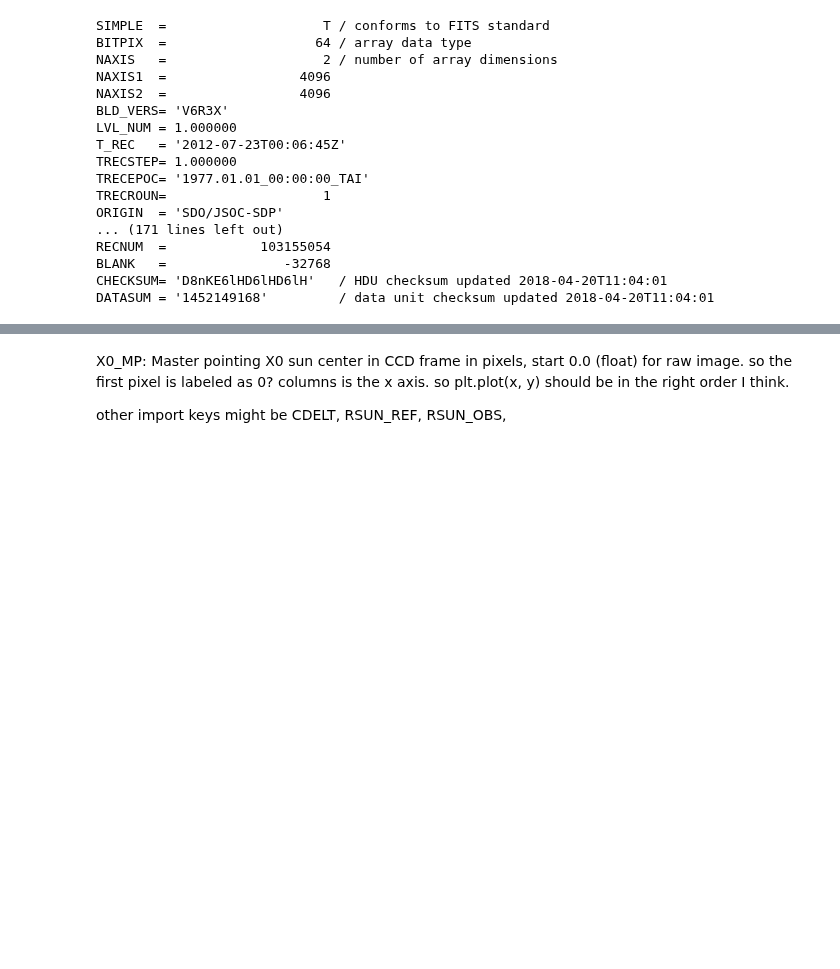
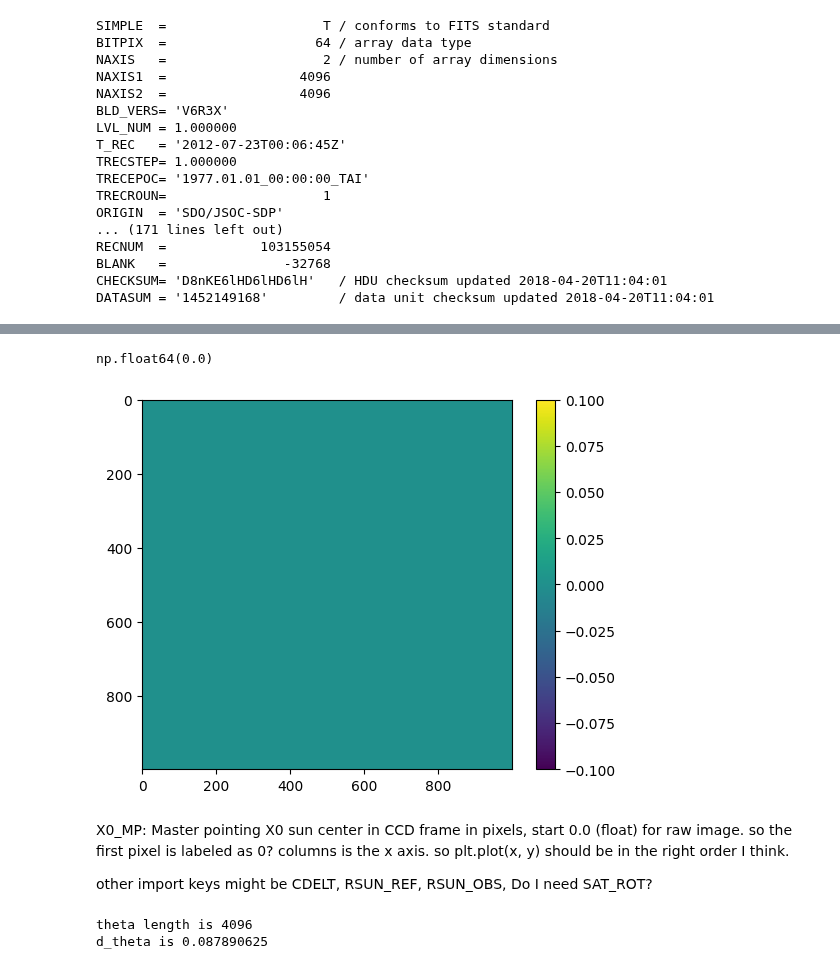
Before and after one commit to avoyeux/Rainbow_k3d, a Jupyter notebook: Projection/polynomial_projection_dev.ipynb, the cells around one changed output, grey strips where cells are left out. Cells and saved outputs as stored; diff of their text form; code cells hidden in the pictures; blank space fills up the shorter version.

Commit message:
MAJOR: add code for cartesian to polar transform. Working but not finished yet.

```diff
--- a/Projection/polynomial_projection_dev.ipynb
+++ b/Projection/polynomial_projection_dev.ipynb
@@ -13,3 +16,15 @@ from polynomial_projection import OrthographicalProjection
 path = os.path.join(os.getcwd(), '..', '..', 'sdo')
 filepath = os.path.join(path, 'AIA_fullhead_000.fits.gz')
 hdul = astropy.io.fits.open(filepath)
+# %%
+new_polar = CartesianToPolar.get_polar_image(
+    image_nb=1,
+    output_shape=(1_000, 1_000),
+    borders= {
+        'radial distance': (690, 870),
+        'polar angle': (245, 295),
+    },
+    direction='clockwise',
+    theta_offset=90,
+    channel_axis=None,
+)
@@ -67,5 +91,17 @@ plt.show()
+# %%
+np.min(new_polar)
+# %% [output]
+np.float64(0.0)
+# %%
+plt.figure()
+plt.imshow(new_polar, interpolation='none')
+plt.colorbar()
+plt.show()
+# %% [output]
+[figure, added]
 # %% [markdown]
 X0_MP: Master pointing X0 sun center in CCD frame in pixels, start 0.0 (float) for raw image. so the first pixel is labeled as 0?
 columns is the x axis. so plt.plot(x, y) should be in the right order I think.
 
 other import keys might be CDELT, RSUN_REF, RSUN_OBS,
+Do I need SAT_ROT?
@@ -71,0 +118,5 @@ other import keys might be CDELT, RSUN_REF, RSUN_OBS,
+# %%
+d_theta = get_d_theta(image_polar)
+# %% [output]
+theta length is 4096
+d_theta is 0.087890625
```
Also changed, not shown: parts of 12 cells of this notebook, 2 other files.
